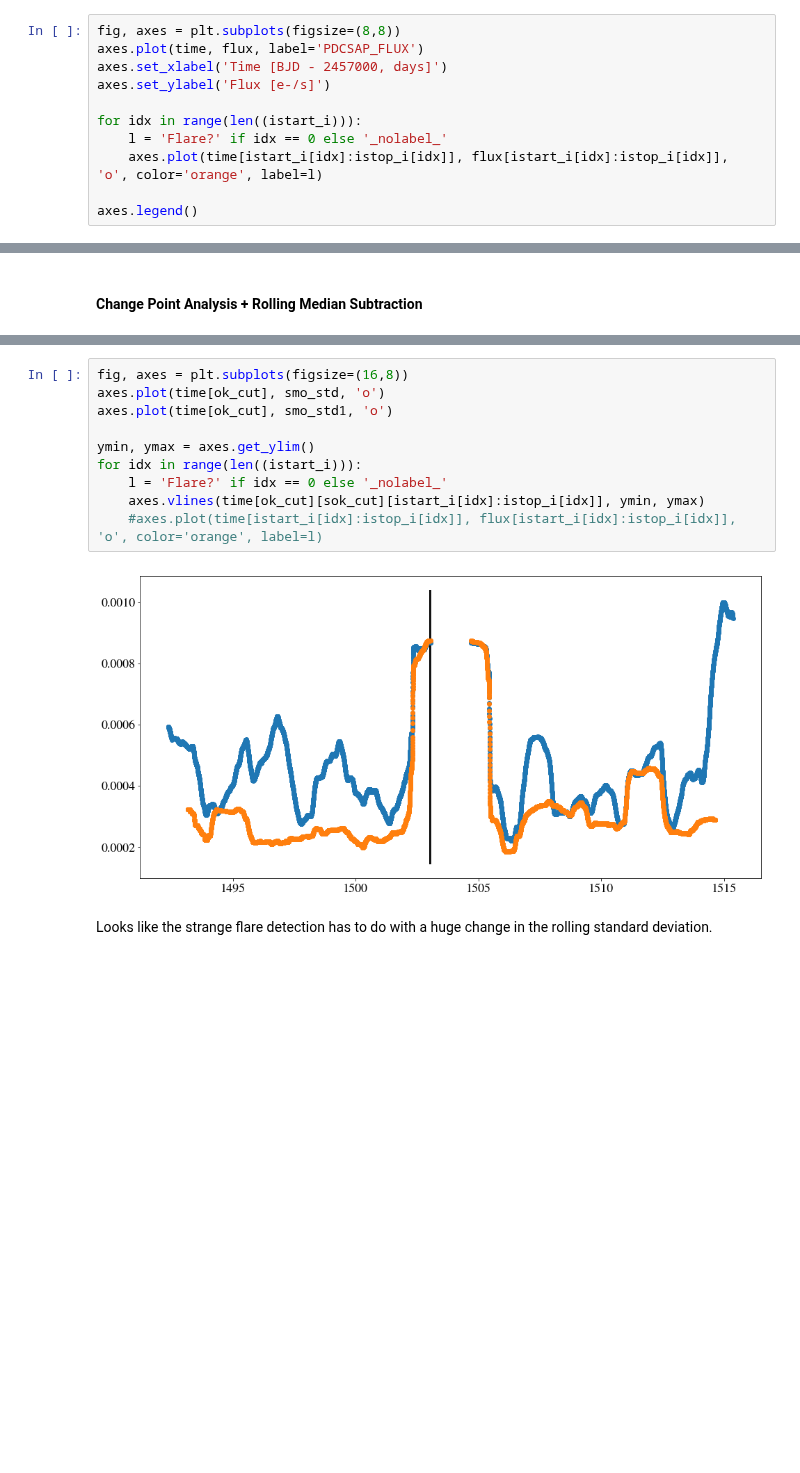
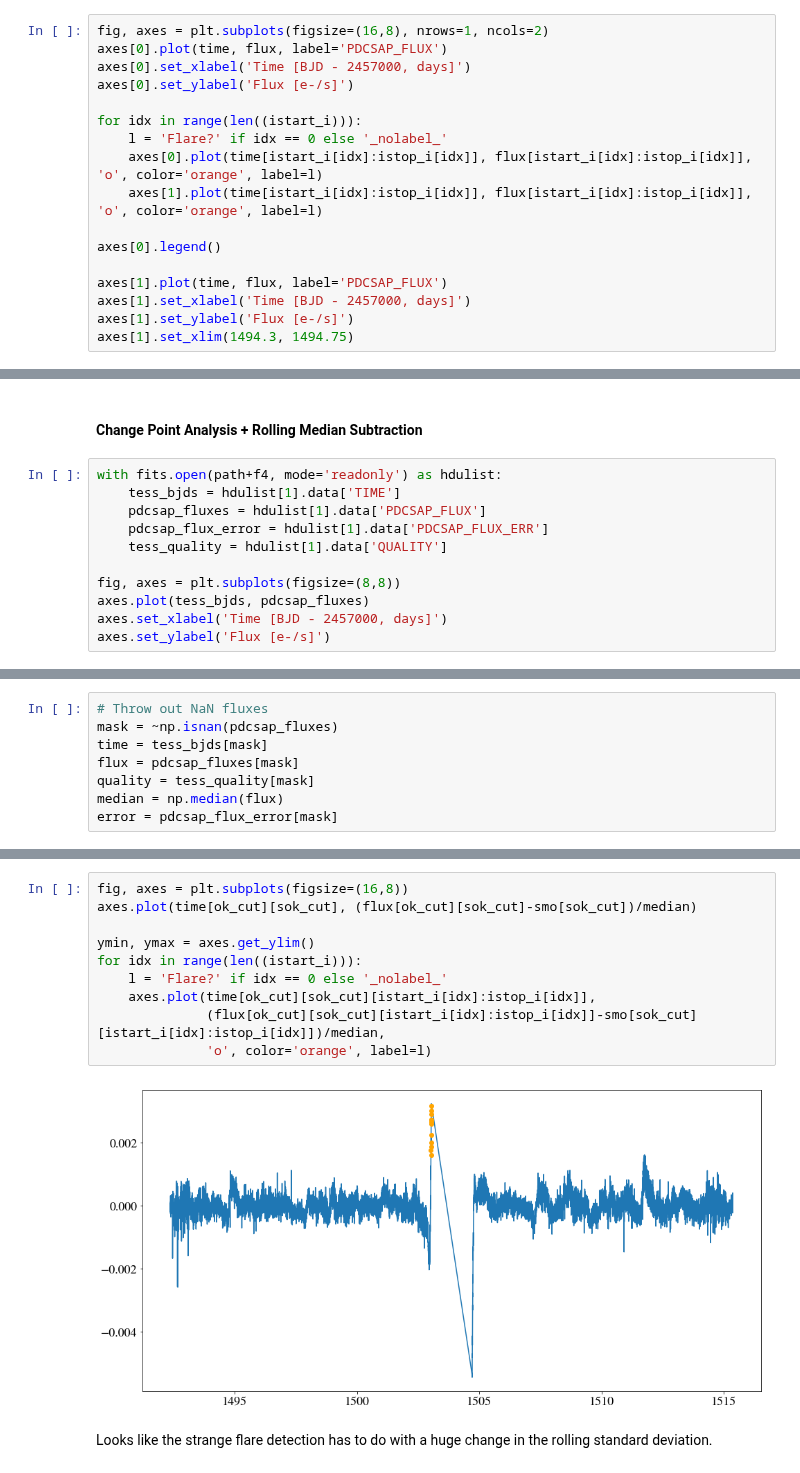
Before and after one commit to spencerw/tess_flare, a Jupyter notebook: findFlares.ipynb, the cells around one changed output, grey strips where cells are left out. Drawn from its saved outputs; the diff is of its cells as text; blank space fills up the shorter version.

```diff
--- a/findFlares.ipynb
+++ b/findFlares.ipynb
@@ -61,14 +64,20 @@ error = pdcsap_flux_error[mask]
 # Identify flares using change point analysis function
 istart_i, istop_i = FINDflare(flux, error)
 # %%
-fig, axes = plt.subplots(figsize=(8,8))
-axes.plot(time, flux, label='PDCSAP_FLUX')
-axes.set_xlabel('Time [BJD - 2457000, days]')
-axes.set_ylabel('Flux [e-/s]')
+fig, axes = plt.subplots(figsize=(16,8), nrows=1, ncols=2)
+axes[0].plot(time, flux, label='PDCSAP_FLUX')
+axes[0].set_xlabel('Time [BJD - 2457000, days]')
+axes[0].set_ylabel('Flux [e-/s]')
 
 for idx in range(len((istart_i))):
     l = 'Flare?' if idx == 0 else '_nolabel_'
-    axes.plot(time[istart_i[idx]:istop_i[idx]], flux[istart_i[idx]:istop_i[idx]], 'o', color='orange', label=l)
+    axes[0].plot(time[istart_i[idx]:istop_i[idx]], flux[istart_i[idx]:istop_i[idx]], 'o', color='orange', label=l)
+    axes[1].plot(time[istart_i[idx]:istop_i[idx]], flux[istart_i[idx]:istop_i[idx]], 'o', color='orange', label=l)
 
-axes.legend()
+axes[0].legend()
+
+axes[1].plot(time, flux, label='PDCSAP_FLUX')
+axes[1].set_xlabel('Time [BJD - 2457000, days]')
+axes[1].set_ylabel('Flux [e-/s]')
+axes[1].set_xlim(1494.3, 1494.75)
 # %% [output]
@@ -77,2 +86,13 @@ axes.legend()
 # %% [markdown]
 #### Change Point Analysis + Rolling Median Subtraction <a class="anchor" id="cpaminroll"></a>
+# %%
+with fits.open(path+f4, mode='readonly') as hdulist:
+    tess_bjds = hdulist[1].data['TIME']
+    pdcsap_fluxes = hdulist[1].data['PDCSAP_FLUX']
+    pdcsap_flux_error = hdulist[1].data['PDCSAP_FLUX_ERR']
+    tess_quality = hdulist[1].data['QUALITY']
+
+fig, axes = plt.subplots(figsize=(8,8))
+axes.plot(tess_bjds, pdcsap_fluxes)
+axes.set_xlabel('Time [BJD - 2457000, days]')
+axes.set_ylabel('Flux [e-/s]')
@@ -79,3 +102,11 @@ axes.legend()
+# %%
+# Throw out NaN fluxes
+mask = ~np.isnan(pdcsap_fluxes)
+time = tess_bjds[mask]
+flux = pdcsap_fluxes[mask]
+quality = tess_quality[mask]
+median = np.median(flux)
+error = pdcsap_flux_error[mask]
 # %%
 ok_cut = quality == 0
 
@@ -111,15 +133,15 @@ istart_i, istop_i = FINDflare((flux[ok_cut][sok_cut]-smo[sok_cut])/median,
 # %%
 fig, axes = plt.subplots(figsize=(16,8))
-axes.plot(time[ok_cut], smo_std, 'o')
-axes.plot(time[ok_cut], smo_std1, 'o')
+axes.plot(time[ok_cut][sok_cut], (flux[ok_cut][sok_cut]-smo[sok_cut])/median)
 
 ymin, ymax = axes.get_ylim()
 for idx in range(len((istart_i))):
     l = 'Flare?' if idx == 0 else '_nolabel_'
-    axes.vlines(time[ok_cut][sok_cut][istart_i[idx]:istop_i[idx]], ymin, ymax)
-    #axes.plot(time[istart_i[idx]:istop_i[idx]], flux[istart_i[idx]:istop_i[idx]], 'o', color='orange', label=l)
+    axes.plot(time[ok_cut][sok_cut][istart_i[idx]:istop_i[idx]],
+              (flux[ok_cut][sok_cut][istart_i[idx]:istop_i[idx]]-smo[sok_cut][istart_i[idx]:istop_i[idx]])/median,
+              'o', color='orange', label=l)
 # %% [output]
-[figure, old version]
+[figure, new version]
 # %% [markdown]
 Looks like the strange flare detection has to do with a huge change in the rolling standard deviation.
 # %%
```
Also changed, not shown: parts of 16 cells of this notebook, 2 other files.
